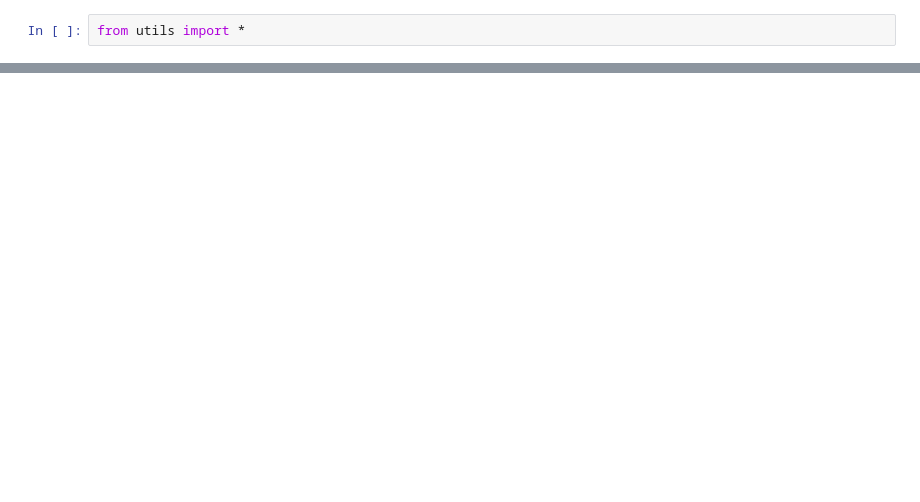
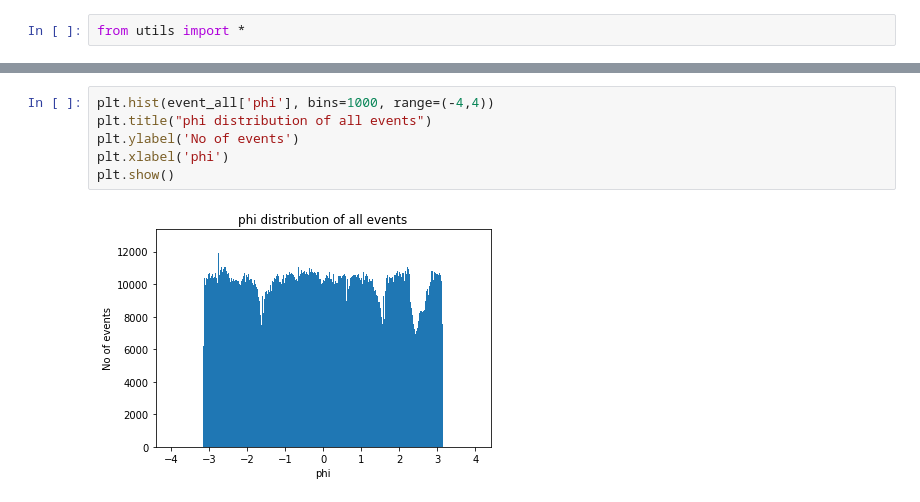
Before and after one commit to HarryWang0619/CIS_May_FinalProject, a Jupyter notebook: ProjectRun.ipynb, the cells around one changed output, grey strips where cells are left out. Cells and saved outputs as stored; diff of their text form; blank space fills up the shorter version.

```diff
--- a/ProjectRun.ipynb
+++ b/ProjectRun.ipynb
@@ -55,0 +48,8 @@ plt.show()
+# %%
+plt.hist(event_all['phi'], bins=1000, range=(-4,4))
+plt.title("phi distribution of all events")
+plt.ylabel('No of events')
+plt.xlabel('phi')
+plt.show()
+# %% [output]
+[figure, added]
```
Also changed, not shown: parts of 14 cells of this notebook, 1 other file.
